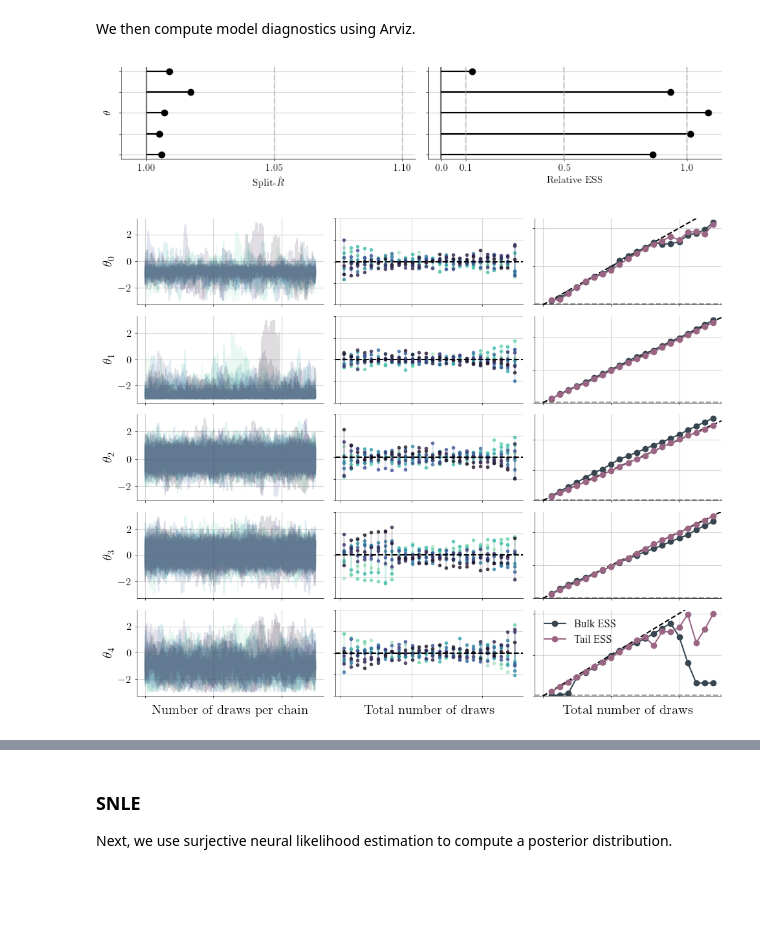
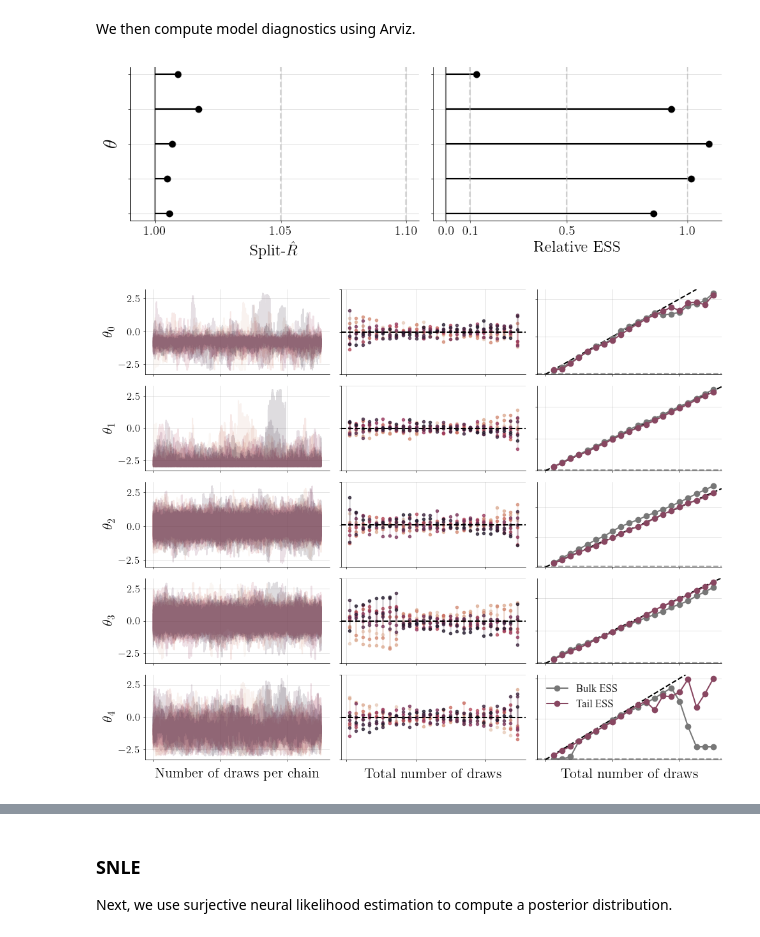
Before and after one commit to dirmeier/sbijax, a Jupyter notebook: manuscript+supplement/experimental_code/chp4-examples.ipynb, the cells around one changed output, grey strips where cells are left out. Cells and saved outputs as stored; diff of their text form; code cells hidden in the pictures; blank space fills up the shorter version.

```diff
--- a/manuscript+supplement/experimental_code/chp4-examples.ipynb
+++ b/manuscript+supplement/experimental_code/chp4-examples.ipynb
@@ -185,17 +196,70 @@ We then compute model diagnostics using Arviz.
 # %%
 slice_inference_data = as_inference_data({"theta": slice_samples.reshape(10, 5000, 5)}, y_obs)
 # %%
-_, axes = plt.subplots(figsize=(9, 2), ncols=2)
+_, axes = plt.subplots(figsize=(9, 3), ncols=2)
 sbijax.plot_rhat_and_ress(slice_inference_data, axes=axes)
+for ax in axes:
+    ax.xaxis.label.set_size(16)
+    ax.yaxis.label.set_size(20)
+    ax.tick_params(axis='both',labelsize=13)
 plt.tight_layout()
 plt.savefig("./figs/example-rhat_ress-slice.pdf", dpi=200)
 plt.show()
 # %% [output]
-[figure, old version]
+[figure, new version]
 # %%
+def plot_ess_and_trace(inference_results):
+    _, axes = plt.subplots(figsize=(10, 8), nrows=5, ncols=3)
+
+    with az.style.context(["arviz-doc"], after_reset=True):
+        plt.rcParams["font.family"] = "Times New Roman"
+        cols = sns.color_palette("rocket_r", as_cmap=False, desat=0.4, n_colors=10).as_hex()
+        ax = az.plot_ess(
+            inference_results,
+            ax=[axes[i, 2] for i in range(5)],
+            color="#777777",
+            extra_kwargs={"color": "#884761"},
+            kind="evolution"
+        )
+        for ax in [axes[i, 2] for i in range(5)]:
+            ax.axline((0, 0), slope=1, color="black", ls="--")
+        colors = sns.color_palette("rocket_r", as_cmap=False, desat=0.6, n_colors=10)
+        az.plot_rank(inference_results, ax=[axes[i, 1] for i in range(5)],  kind='vlines', colors=colors, vlines_kwargs={"alpha":0.15}, marker_vlines_kwargs={"linestyle":'None', "marker": "o", "ms":3, "alpha": 0.75})
+        for i in range(5):
+            for j in range(10):
+                axes[i, 0].plot(slice_samples.reshape(10, 5000, 5)[j, :, i], color=colors[j], alpha=0.15)
+                axes[i, 0].set_ylabel(rf"$\theta_{i}$", fontsize=16)
+                axes[i, 1].set_ylabel(None)
+                axes[i, 2].set_ylabel(None)
+        for i, ax in enumerate(axes.flatten()):
+            ax.set_title(None)
+            ax.spines[['right', 'top']].set_visible(False)
+            ax.spines.left.set_linewidth(.5)
+            ax.spines.bottom.set_linewidth(.5)
+            ax.yaxis.set_major_locator(AutoLocator())
+            ax.set_xlabel(None)
+            if i in [13, 14]:
+                ax.set_xlabel("Total number of draws", fontsize=16)
+            if i == 12:
+                ax.set_xlabel("Number of draws per chain", fontsize=16)
+            if ax.get_legend() is not None:
+                ax.get_legend().remove()
+
+            ax.yaxis.set_tick_params(labelsize=12)
+            ax.xaxis.set_tick_params(labelsize=12)
+            ax.xaxis.set_tick_params(width=0.5, length=2)
+            ax.yaxis.set_tick_params(width=0.5, length=2)
+            ax.grid(which='major', axis='both', alpha=0.5)
+            if i != [12, 13, 14]:
+                ax.set_xticklabels([])
+            if i in [2, 5, 8, 11, 14]:
+                ax.set_yticklabels([])
+            axes[4, 2].legend(["Bulk ESS", "Tail ESS"], fontsize=12)
+        return axes
+
 plot_ess_and_trace(slice_inference_data)
 plt.tight_layout()
 plt.savefig("./figs/example-triple_plot-slice.pdf", dpi=200)
 plt.show()
 # %% [output]
-[figure, old version]
+[figure, new version]
```
Also changed, not shown: parts of 12 cells of this notebook, 21 other files.
